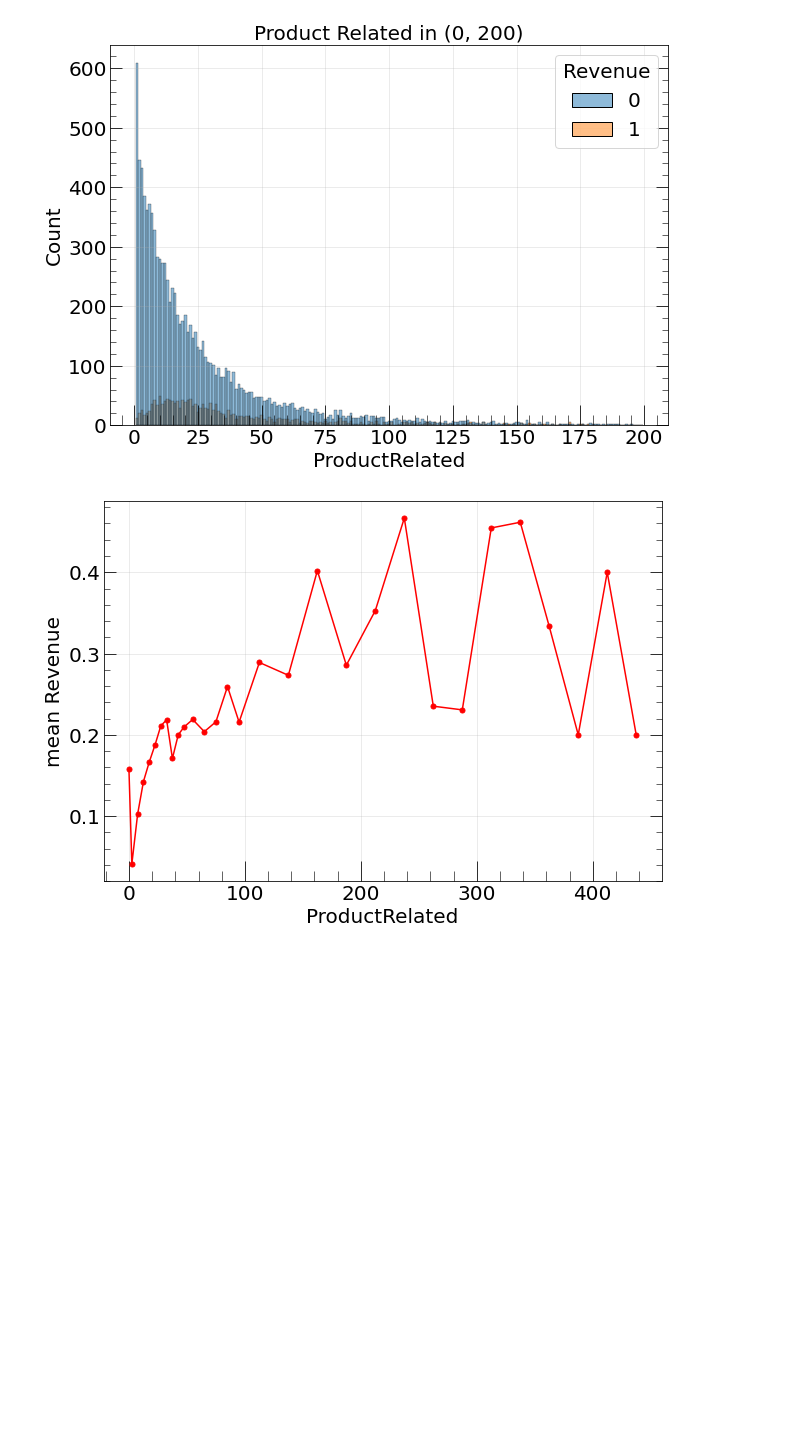
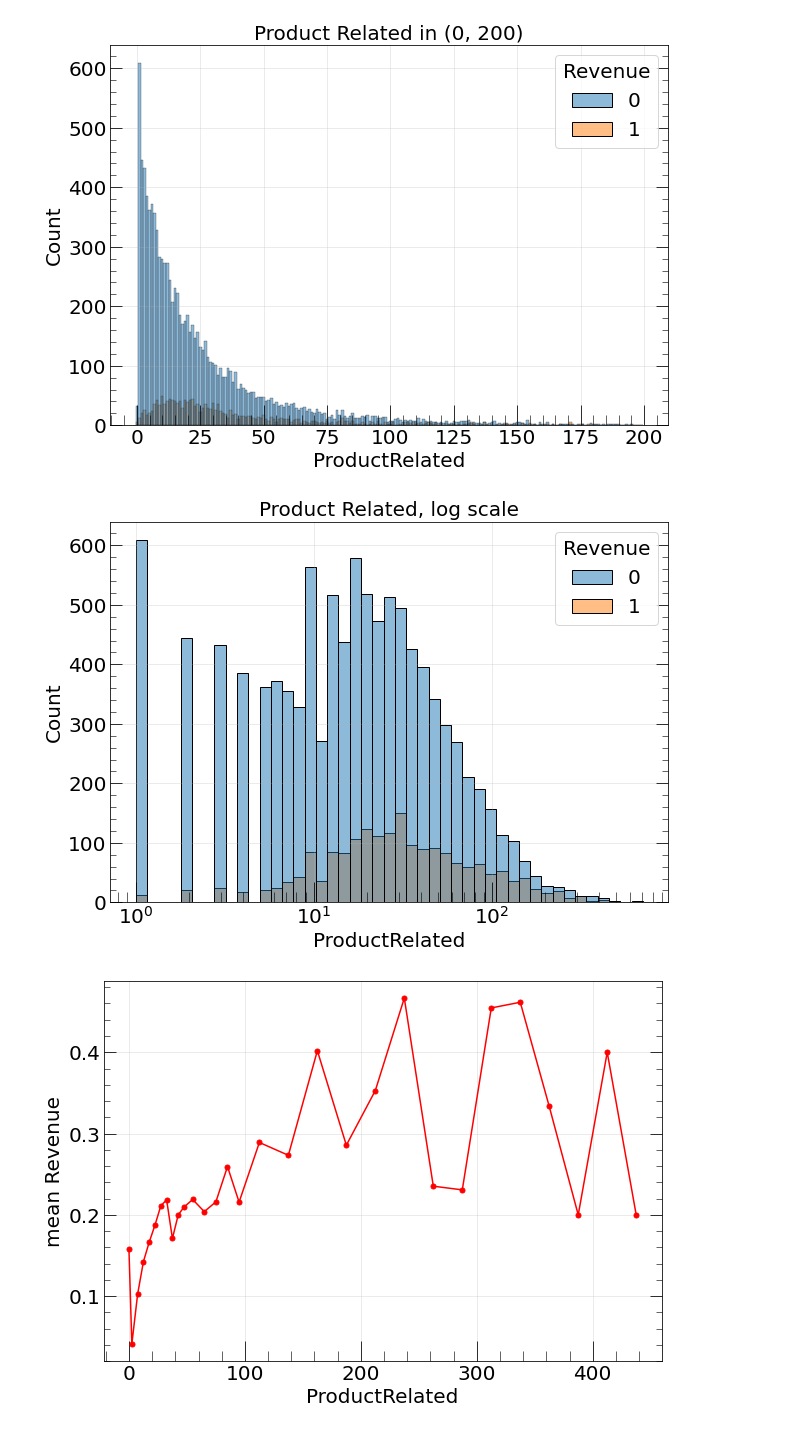
Before and after one commit to Sirnobaka/Online_Shoppers, a Jupyter notebook: Online_Shoppers.ipynb, the cells around one changed output. Cells and saved outputs as stored; diff of their text form; code cells hidden in the pictures; blank space fills up the shorter version.

```diff
--- a/Online_Shoppers.ipynb
+++ b/Online_Shoppers.ipynb
@@ -572,6 +592,16 @@ plt.title('Product Related in (0, 200)')
 plt.show()
 # %% [output]
 [figure]
+# %%
+sns.histplot(data=data[(data['ProductRelated'] > 0)],
+             x='ProductRelated',
+             hue="Revenue",
+             log_scale=True,
+             multiple="layer")
+plt.title('Product Related, log scale')
+plt.show()
+# %% [output]
+[figure, added]
 # %%
 bin_edges = [i*5 for i in range(10)] + [i*10 for i in range(5, 11)] + [i*25 for i in range(5, 20)] + [700]
 bin_centers = [(bin_edges[i]+bin_edges[i+1])/2 for i in range(len(bin_edges)-1)]
```
Also changed, not shown: parts of 101 cells of this notebook.
